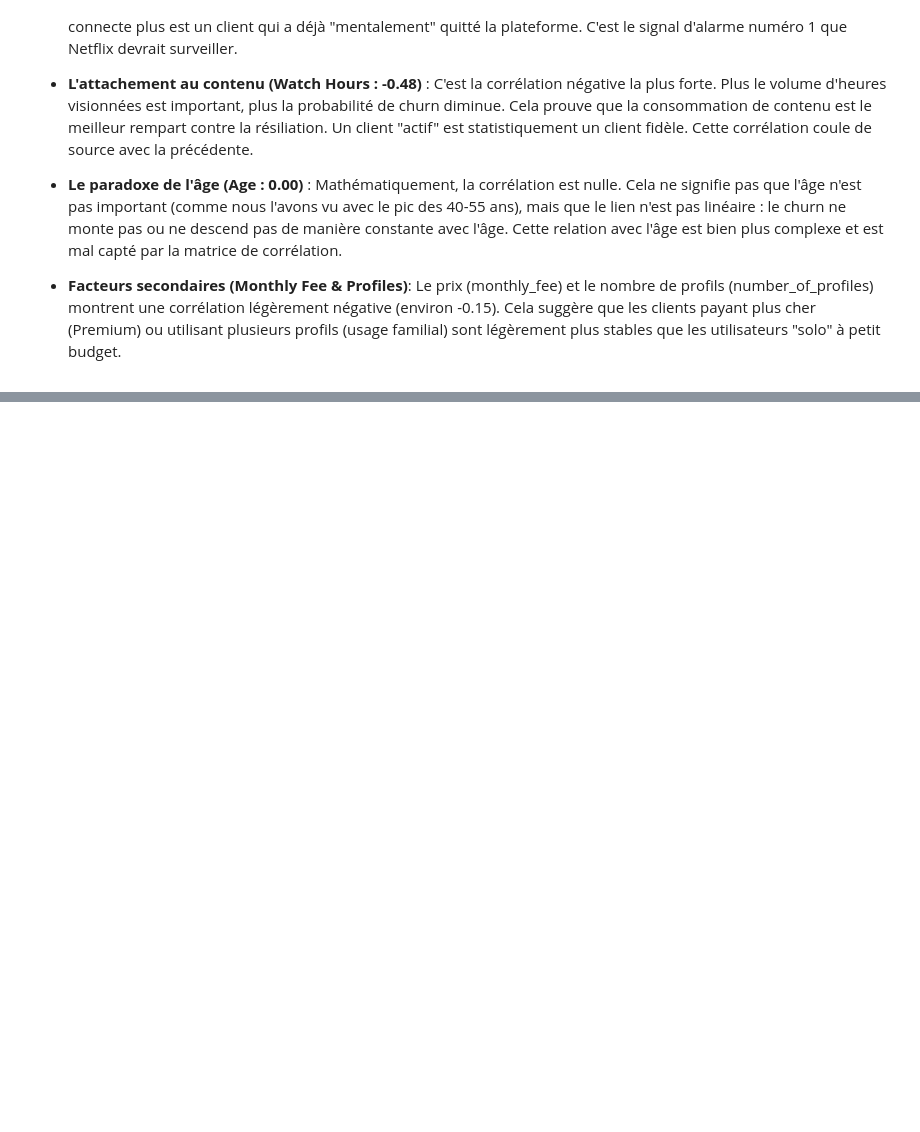
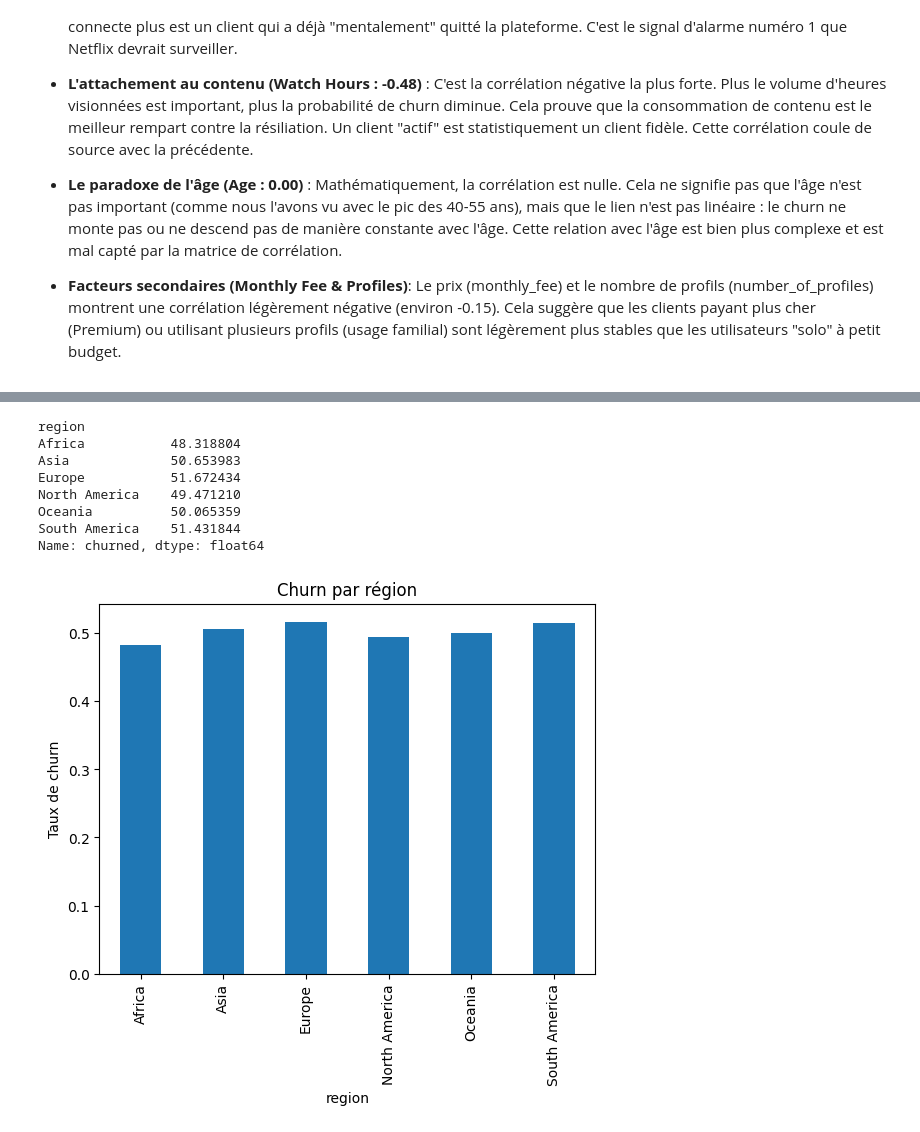
Before and after one commit to nguangadonel-hue/Data-Mining-Projet, a Jupyter notebook: churn_netflix_py.ipynb, the cells around one changed output, grey strips where cells are left out. Saved outputs shown, nothing was run; the diff lists cells and outputs as text; code cells hidden in the pictures; blank space fills up the shorter version.

```diff
--- a/churn_netflix_py.ipynb
+++ b/churn_netflix_py.ipynb
@@ -98,3 +93,8 @@ La matrice de corrélation permet d'isoler mathématiquement les facteurs qui in
 * **Le paradoxe de l'âge (Age : 0.00)** : Mathématiquement, la corrélation est nulle. Cela ne signifie pas que l'âge n'est pas important (comme nous l'avons vu avec le pic des 40-55 ans), mais que le lien n'est pas linéaire : le churn ne monte pas ou ne descend pas de manière constante avec l'âge. Cette relation avec l'âge est bien plus complexe et est mal capté par la matrice de corrélation.
 
 * **Facteurs secondaires (Monthly Fee & Profiles)**: Le prix (monthly_fee) et le nombre de profils (number_of_profiles) montrent une corrélation légèrement négative (environ -0.15). Cela suggère que les clients payant plus cher (Premium) ou utilisant plusieurs profils (usage familial) sont légèrement plus stables que les utilisateurs "solo" à petit budget.
+# %%
+import kagglehub
+
+path = kagglehub.dataset_download("abdulwadood11220/netflix-customer-churn-dataset")
+print("Path to dataset files:", path)
@@ -100,0 +104,10 @@ La matrice de corrélation permet d'isoler mathématiquement les facteurs qui in
+# %%
+import pandas as pd
+import os
+
+print(os.listdir(path))
+df = pd.read_csv(os.path.join(path, "netflix_customer_churn.csv"))
+if "customer_id" in df.columns:
+    df = df.drop(columns=["customer_id"])
+
+print(df.head())
@@ -100,0 +132,17 @@ La matrice de corrélation permet d'isoler mathématiquement les facteurs qui in
+# %%
+print(df.groupby('region')['churned'].mean() * 100)
+
+df.groupby('region')['churned'].mean().plot(kind='bar')
+plt.title("Churn par région")
+plt.ylabel("Taux de churn")
+plt.show()
+# %% [output]
+region
+Africa           48.318804
+Asia             50.653983
+Europe           51.672434
+North America    49.471210
+Oceania          50.065359
+South America    51.431844
+Name: churned, dtype: float64
+[figure, added]
```
Also changed, not shown: parts of 6 cells of this notebook.
